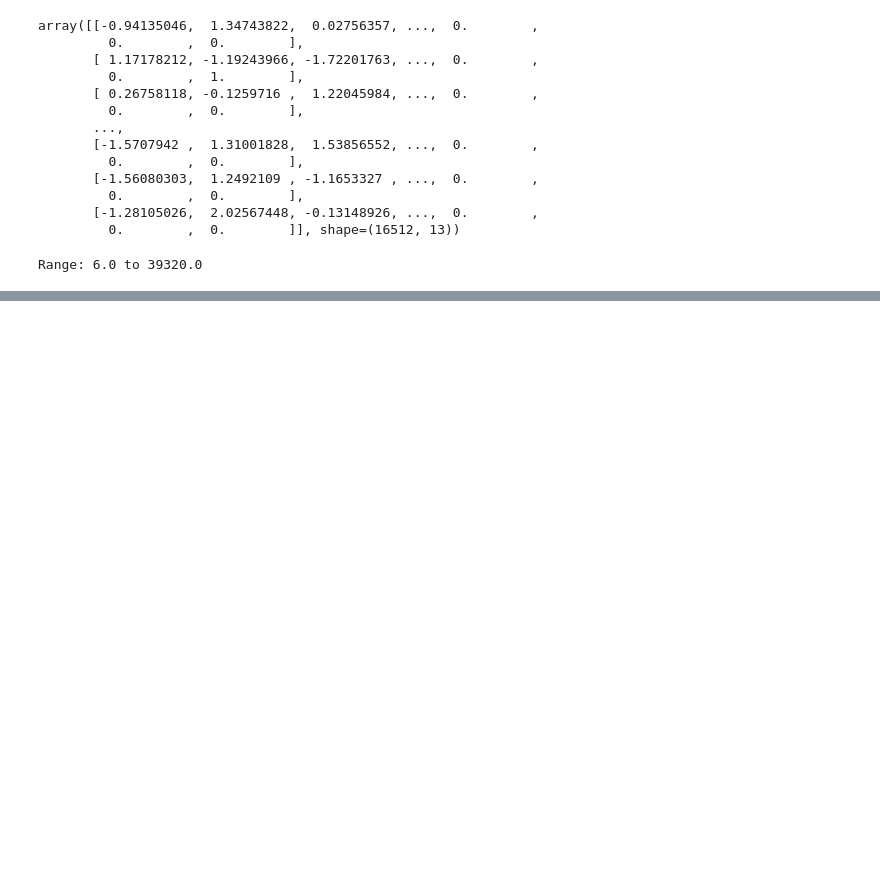
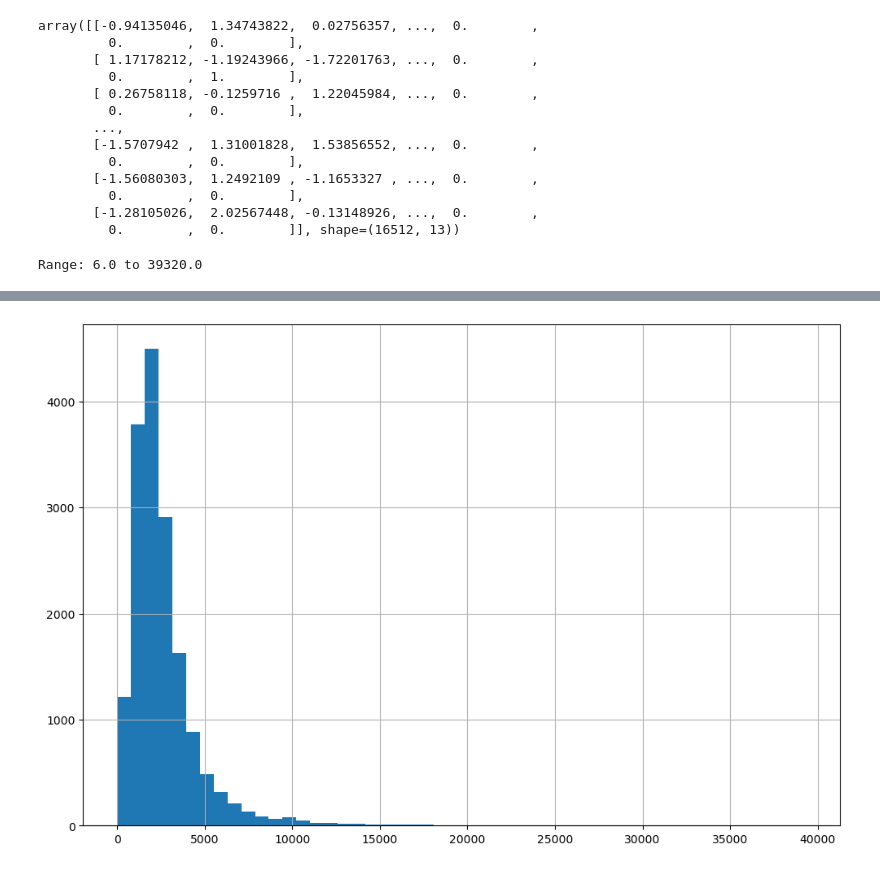
Before and after one commit to PritBPatel1845/CaliforniaHousing, a Jupyter notebook: CaliforniaHousing.ipynb, the cells around one changed output, grey strips where cells are left out. Saved outputs shown, nothing was run; the diff lists cells and outputs as text; code cells hidden in the pictures; blank space fills up the shorter version.

```diff
--- a/CaliforniaHousing.ipynb
+++ b/CaliforniaHousing.ipynb
@@ -450,0 +457,6 @@ Range: 6.0 to 39320.0
+# %%
+plt.figure(figsize=(10, 7))
+data['total_rooms'].hist(bins=50, figsize=(12, 8))
+plt.show()
+# %% [output]
+[figure, added]
```
Also changed, not shown: parts of 1 cell of this notebook.
